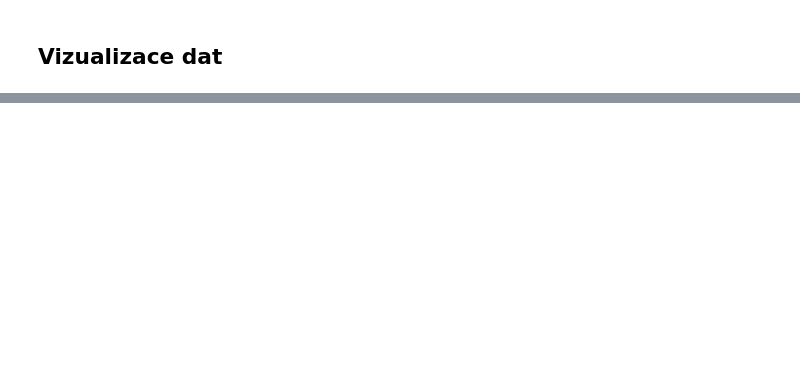
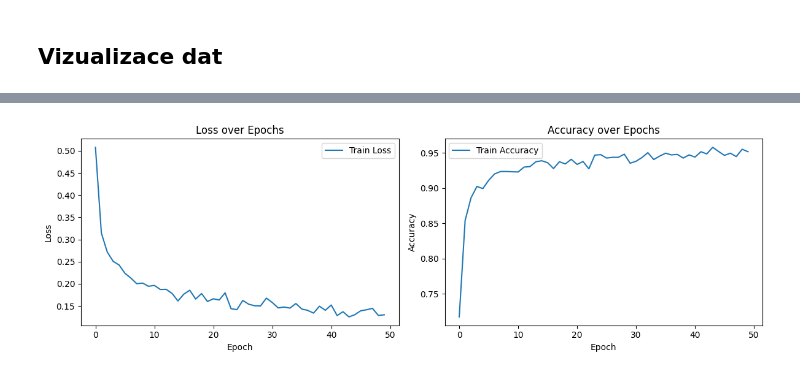
Before and after one commit to SLI0124/semestralni-projekt, a Jupyter notebook: notebooks/classification/ford_a.ipynb, the cells around one changed output, grey strips where cells are left out. Drawn from its saved outputs; the diff is of its cells as text; code cells hidden in the pictures; blank space fills up the shorter version.

```diff
--- a/notebooks/classification/ford_a.ipynb
+++ b/notebooks/classification/ford_a.ipynb
@@ -140,0 +512,12 @@ plt.show()
+# %%
+input_size = 1
+hidden_size = 64
+num_layers = 3
+dropout = 0.5
+# %%
+model = RNNModel(input_size, num_classes).to(device)
+# %%
+criterion = nn.CrossEntropyLoss()
+optimizer = torch.optim.Adam(model.parameters(), lr=learning_rate)
+# %%
+rnn_model, rnn_history = train_model(model, train_loader, criterion, optimizer, num_epochs, device)
@@ -140,0 +542,4 @@ plt.show()
+# %%
+plot_training_history(rnn_history)
+# %% [output]
+[figure, added]
```
Also changed, not shown: parts of 100 cells of this notebook.
